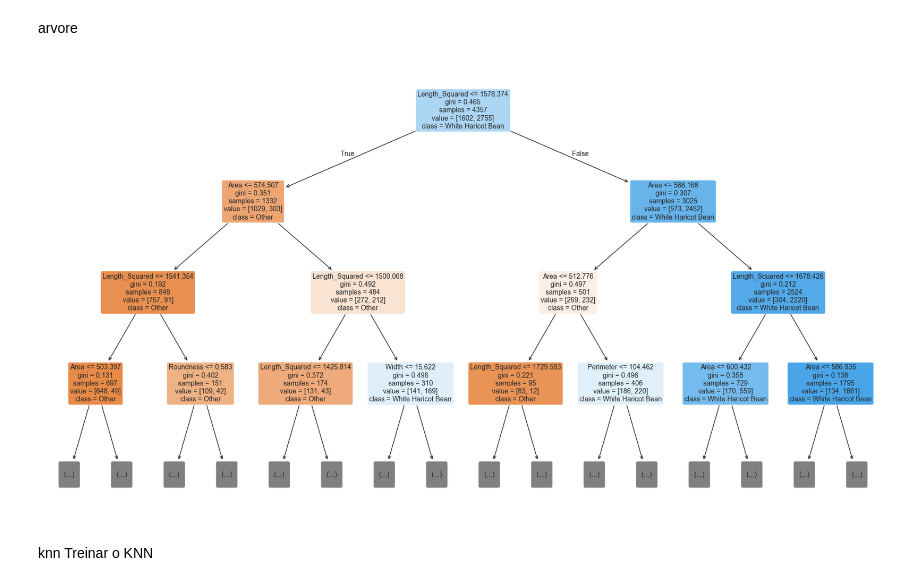
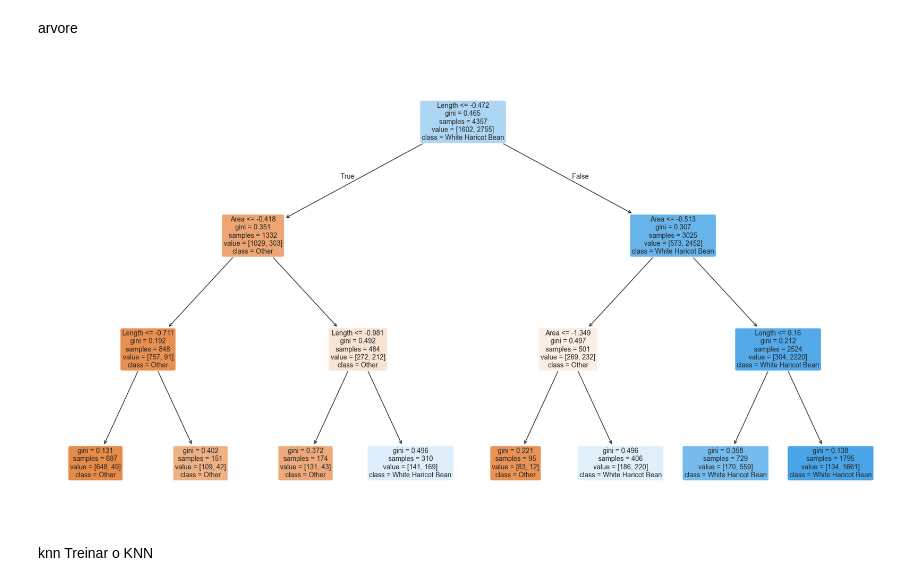
Before and after one commit to tomasgferreira06/ML_Challenge1, a Jupyter notebook: proj.ipynb, the cells around one changed output. Drawn from its saved outputs; the diff is of its cells as text; code cells hidden in the pictures.

```diff
--- a/proj.ipynb
+++ b/proj.ipynb
@@ -671,3 +671,40 @@ print("Teste normalizado shape:", X_test_scaled.shape)
 # %% [output]
 Treino normalizado shape: (4357, 6)
 Teste normalizado shape: (1453, 6)
+# %%
+from sklearn.tree import DecisionTreeClassifier
+from sklearn.metrics import recall_score
+
+
+def DecisionTree_best_depth(X_train,X_test, y_train,y_test, depth_range):
+
+
+    recalls = []
+
+    for depth in depth_range:
+        clf = DecisionTreeClassifier(max_depth=depth)
+        clf.fit(X_train, y_train)
+        y_pred = clf.predict(X_test)
+        score = recall_score(y_test, y_pred)
+        recalls.append(score)
+
+    best_index = np.argmax(recalls)
+    best_depth = depth_range[best_index]
+    best_recall = recalls[best_index]
+
+    print(f"➡️ Melhor depth = {best_depth} (Recall = {best_recall:.4f})")
+
+    # Plot
+    plt.figure(figsize=(8, 6))
+    plt.plot(depth_range, recalls, marker='o', linestyle='--', color='b')
+    plt.title("Recall no Conjunto de Validação para Diferentes Tamanhos da Arvore")
+    plt.xlabel("Tamanho da arvore")
+    plt.ylabel("Recall")
+    plt.xticks(depth_range)
+    plt.grid()
+    plt.show()
+
+    return best_depth
+
+depth_range = list(range(1, 30))
+best_depth=DecisionTree_best_depth(X_train_scaled, X_test_scaled, y_train,y_test, depth_range)
@@ -677,10 +717,10 @@ Treinar a Decision Tree
 from sklearn.tree import DecisionTreeClassifier
 
 # Criar o modelo
-dt = DecisionTreeClassifier(random_state=42)
+dt = DecisionTreeClassifier(max_depth=best_depth,random_state=42)
 
-# Treinar no conjunto de treino original (NÃO normalizado)
-dt.fit(X_train, y_train)
+# Treinar no conjunto de treino original
+dt.fit(X_train_scaled, y_train)
 
 print("Modelo Decision Tree treinado com sucesso!")
 # %% [output]
@@ -749,12 +789,12 @@ arvore
 # %%
 from sklearn.tree import plot_tree
 import matplotlib.pyplot as plt
 
 plt.figure(figsize=(22, 12))
-plot_tree(dt, max_depth=3, feature_names=features, class_names=["Other", "White Haricot Bean"], filled=True, rounded=True, fontsize=10)
+plot_tree(dt, feature_names=features, class_names=["Other", "White Haricot Bean"], filled=True, rounded=True, fontsize=10)
 plt.show()
 # %% [output]
-[figure, old version]
+[figure, new version]
 # %% [markdown]
 knn
 Treinar o KNN
```
Also changed, not shown: parts of 19 cells of this notebook.
